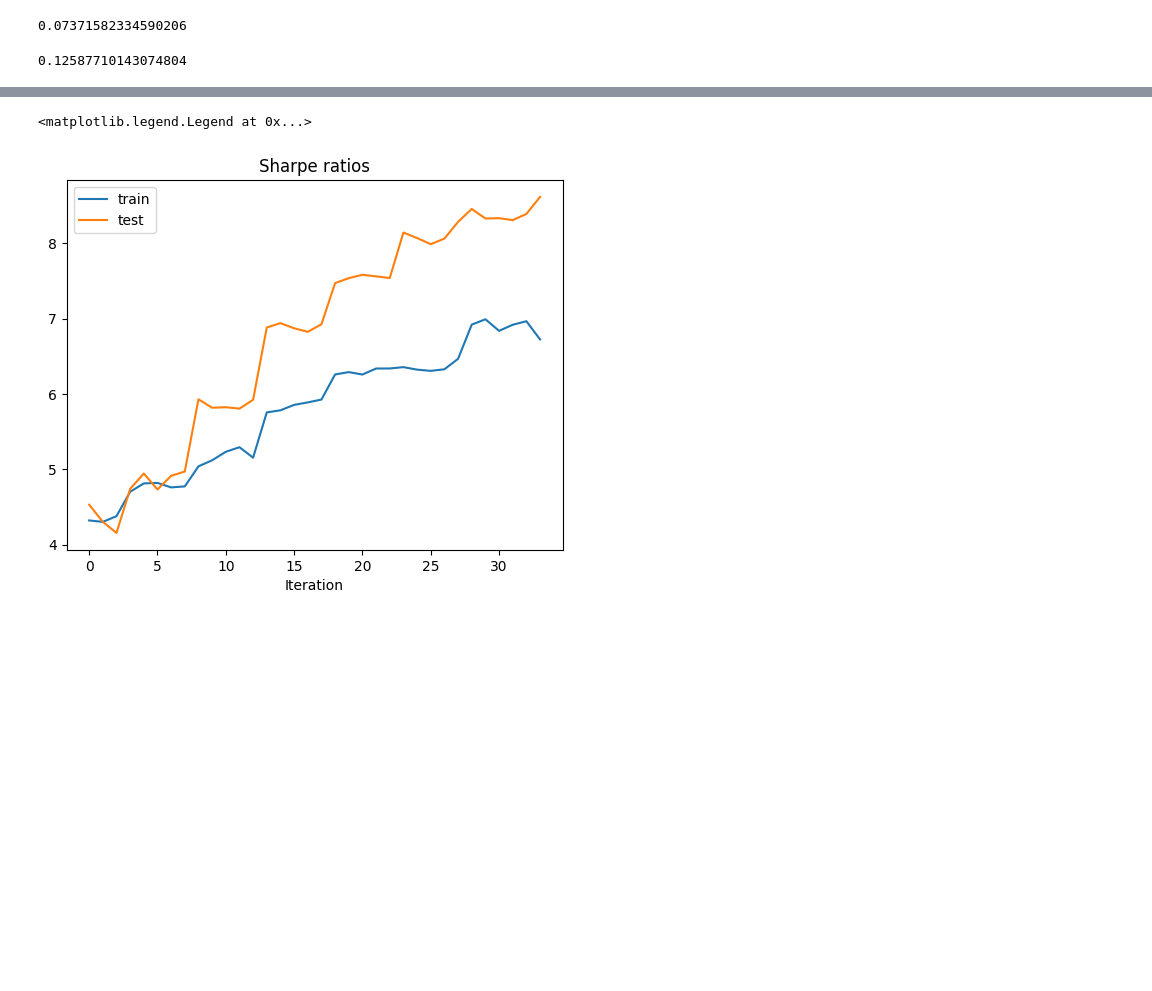
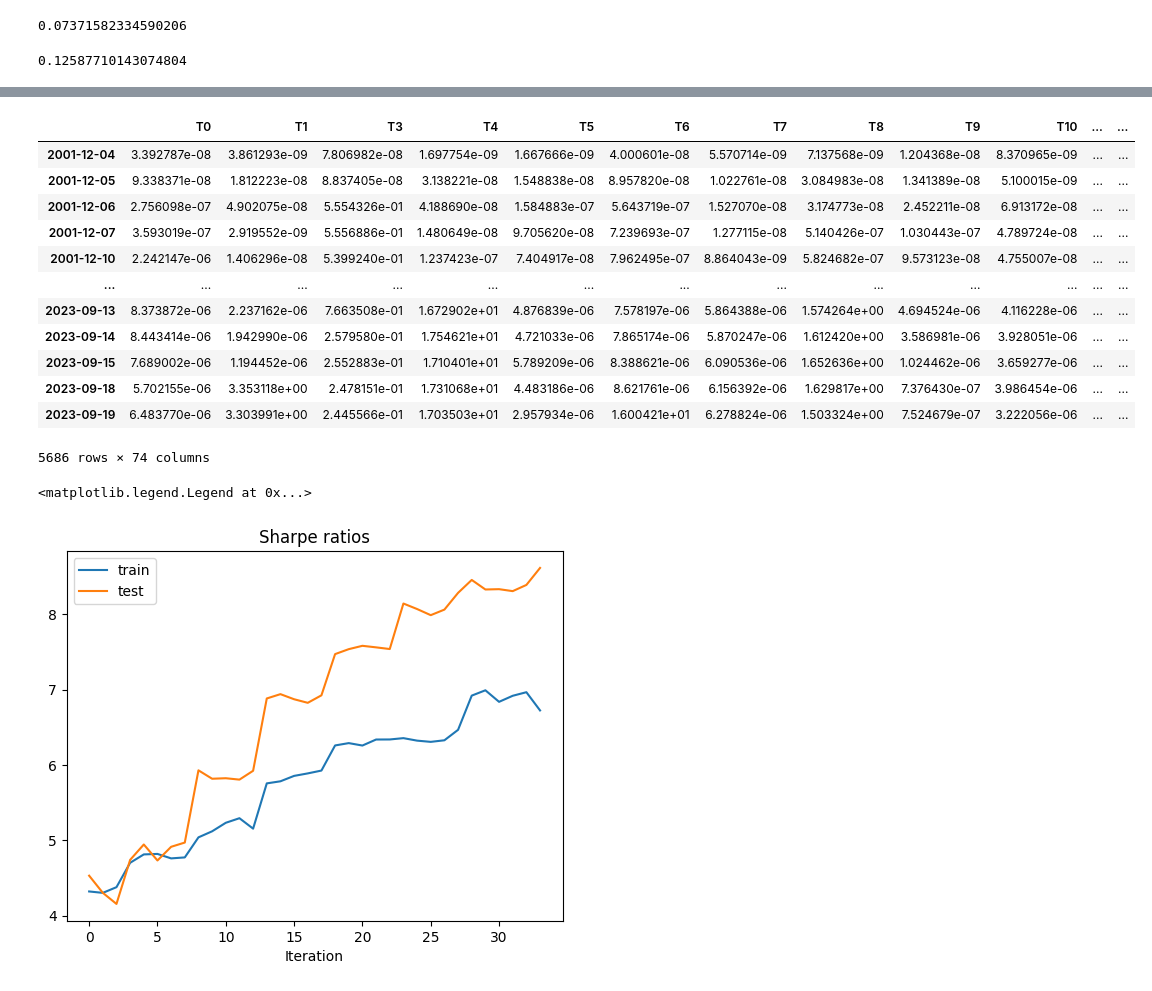
Before and after one commit to cvxgrp/markowitz-reference, a Jupyter notebook: experiments/playground.ipynb, the cells around one changed output, grey strips where cells are left out. Drawn from its saved outputs; the diff is of its cells as text; code cells hidden in the pictures; blank space fills up the shorter version.

```diff
--- a/experiments/playground.ipynb
+++ b/experiments/playground.ipynb
@@ -489,3 +510,19 @@ AttributeError: 'DataFrame' object has no attribute 'diagonal'
+# %%
+(results.asset_weights.abs() * prices).dropna()
+# %% [output]
+|  | T0 | T1 | T3 | T4 | T5 | T6 | T7 | T8 | T9 | T10 | ... | ... |
+| 2001-12-04 | 3.392787e-08 | 3.861293e-09 | 7.806982e-08 | 1.697754e-09 | 1.667666e-09 | 4.000601e-08 | 5.570714e-09 | 7.137568e-09 | 1.204368e-08 | 8.370965e-09 | ... | ... |
+| 2001-12-05 | 9.338371e-08 | 1.812223e-08 | 8.837405e-08 | 3.138221e-08 | 1.548838e-08 | 8.957820e-08 | 1.022761e-08 | 3.084983e-08 | 1.341389e-08 | 5.100015e-09 | ... | ... |
+| 2001-12-06 | 2.756098e-07 | 4.902075e-08 | 5.554326e-01 | 4.188690e-08 | 1.584883e-07 | 5.643719e-07 | 1.527070e-08 | 3.174773e-08 | 2.452211e-08 | 6.913172e-08 | ... | ... |
+| 2001-12-07 | 3.593019e-07 | 2.919552e-09 | 5.556886e-01 | 1.480649e-08 | 9.705620e-08 | 7.239693e-07 | 1.277115e-08 | 5.140426e-07 | 1.030443e-07 | 4.789724e-08 | ... | ... |
+| 2001-12-10 | 2.242147e-06 | 1.406296e-08 | 5.399240e-01 | 1.237423e-07 | 7.404917e-08 | 7.962495e-07 | 8.864043e-09 | 5.824682e-07 | 9.573123e-08 | 4.755007e-08 | ... | ... |
+| ... | ... | ... | ... | ... | ... | ... | ... | ... | ... | ... | ... | ... |
+| 2023-09-13 | 8.373872e-06 | 2.237162e-06 | 7.663508e-01 | 1.672902e+01 | 4.876839e-06 | 7.578197e-06 | 5.864388e-06 | 1.574264e+00 | 4.694524e-06 | 4.116228e-06 | ... | ... |
+| 2023-09-14 | 8.443414e-06 | 1.942990e-06 | 2.579580e-01 | 1.754621e+01 | 4.721033e-06 | 7.865174e-06 | 5.870247e-06 | 1.612420e+00 | 3.586981e-06 | 3.928051e-06 | ... | ... |
+| 2023-09-15 | 7.689002e-06 | 1.194452e-06 | 2.552883e-01 | 1.710401e+01 | 5.789209e-06 | 8.388621e-06 | 6.090536e-06 | 1.652636e+00 | 1.024462e-06 | 3.659277e-06 | ... | ... |
+| 2023-09-18 | 5.702155e-06 | 3.353118e+00 | 2.478151e-01 | 1.731068e+01 | 4.483186e-06 | 8.621761e-06 | 6.156392e-06 | 1.629817e+00 | 7.376430e-07 | 3.986454e-06 | ... | ... |
+| 2023-09-19 | 6.483770e-06 | 3.303991e+00 | 2.445566e-01 | 1.703503e+01 | 2.957934e-06 | 1.600421e+01 | 6.278824e-06 | 1.503324e+00 | 7.524679e-07 | 3.222056e-06 | ... | ... |
+5686 rows × 74 columns
 # %%
 sharpe_ratios_train = []
 sharpe_ratios_test = []
```
Also changed, not shown: parts of 39 cells of this notebook, 2 other files.
